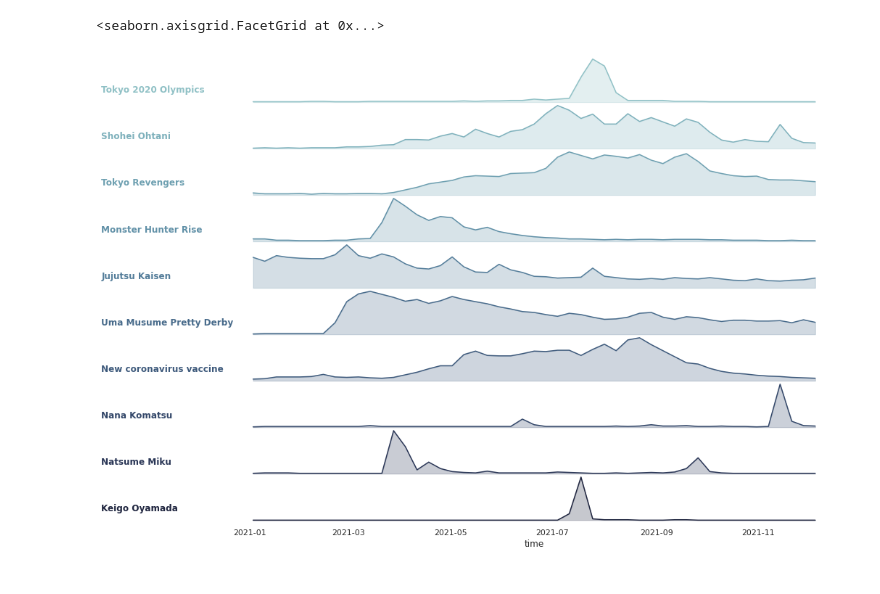
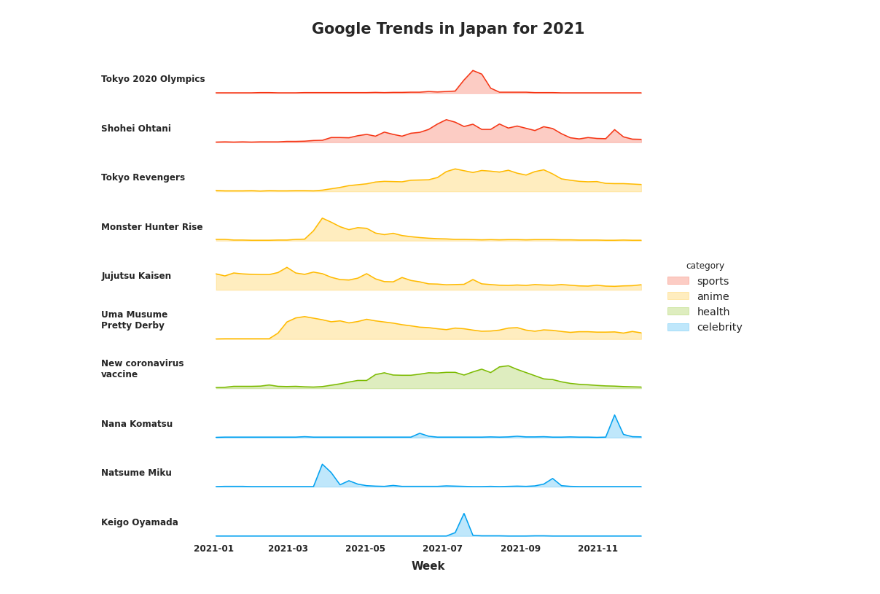
Before and after one commit to elizabeth-feldeverd/google_trends_2021, a Jupyter notebook: notebooks/google_trends.ipynb, the cells around one changed output. Drawn from its saved outputs; the diff is of its cells as text; code cells hidden in the pictures.

Commit message:
improved figure with colors and legend

```diff
--- a/notebooks/google_trends.ipynb
+++ b/notebooks/google_trends.ipynb
@@ -134,23 +111,49 @@ df.head()
 # %%
 sns.set_context("talk", font_scale=1.5, rc={"lines.linewidth": 2.5})
-pal = sns.cubehelix_palette(10, rot=-.25, light=.7)
 sns.set_theme(style="white", rc={"axes.facecolor": (0, 0, 0, 0)})
+# plt.rcParams['font.family'] = 'TakaoPGothic'
+pal = {
+    'celebrity': '#00A1F1',
+    'health': '#7CBB00',
+    'anime': '#FFBB00',
+    'sports': '#F63514'
+}
+# %%
+# Used to generate plot subtitles
+subtitle_dict = {
+    1: 'Tokyo 2020 Olympics',
+    2: 'Shohei Ohtani',
+    3: 'Tokyo Revengers',
+    4: 'Monster Hunter Rise',
+    5: 'Jujutsu Kaisen',
+    6: 'Uma Musume\nPretty Derby',
+    7: 'New coronavirus\nvaccine',
+    8: 'Nana Komatsu',
+    9: 'Natsume Miku',
+    10: 'Keigo Oyamada'
+}
 # %%
-g = sns.FacetGrid(df, row="trend", hue="trend", aspect=15, height=1, palette=pal)
+# Creates a FacetGrid where each row is a different trend (i.e. search term).
+# The color of each trend is based on its category (e.g. sports)
+g = sns.FacetGrid(df, row="trend", hue="category", aspect=10, height=1, palette=pal)
 g.map(plt.plot, "time", "value")
 g.map(plt.fill_between, "time", "value", alpha=0.25)
 
-def label(x, color, label):
-    ax = plt.gca()
-    ax.text(-0.2, .3, label, fontweight="bold", color=color,
-            ha="left", va="center", transform=ax.transAxes)
-
-g.map(label, "time")
-g.figure.subplots_adjust(hspace=-.02)
+# Adds custom subtitles for each trend
+for i, ax in enumerate(g.axes.flat):
+    ax.text(-0.2, 0.5, subtitle_dict[i+1],
+            fontweight='bold', fontsize=12,
+            transform=ax.transAxes)
 
 g.set_titles("")
 g.set(yticks=[], ylabel="")
+
+g.set_xticklabels(fontsize=12, fontweight='bold')
+plt.xlabel('Week', labelpad=10, fontweight='bold', fontsize=15)
+
+g.add_legend(fontsize="large")
 g.despine(bottom=True, left=True)
+plt.suptitle("Google Trends in Japan for 2021", y=1.05, fontsize="xx-large", fontweight="bold")
+plt.savefig('visualization.png')
 # %% [output]
-<seaborn.axisgrid.FacetGrid at 0x...>
-[figure, old version]
+[figure, new version]
```
Also changed, not shown: parts of 8 cells of this notebook, 1 other file.
